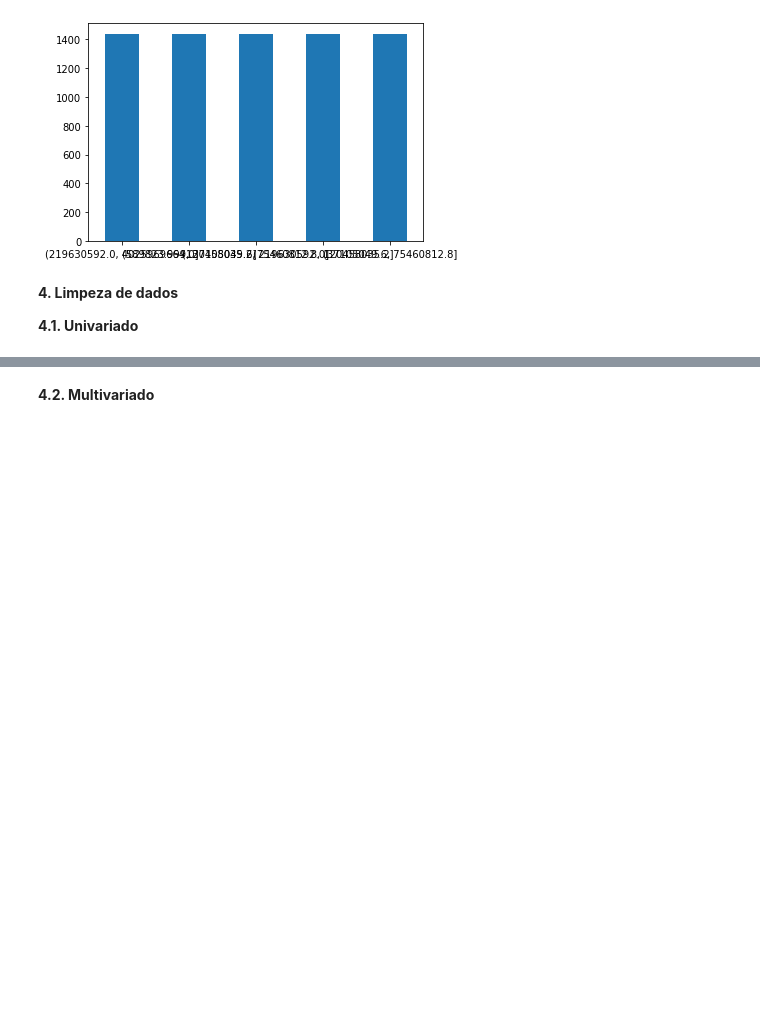
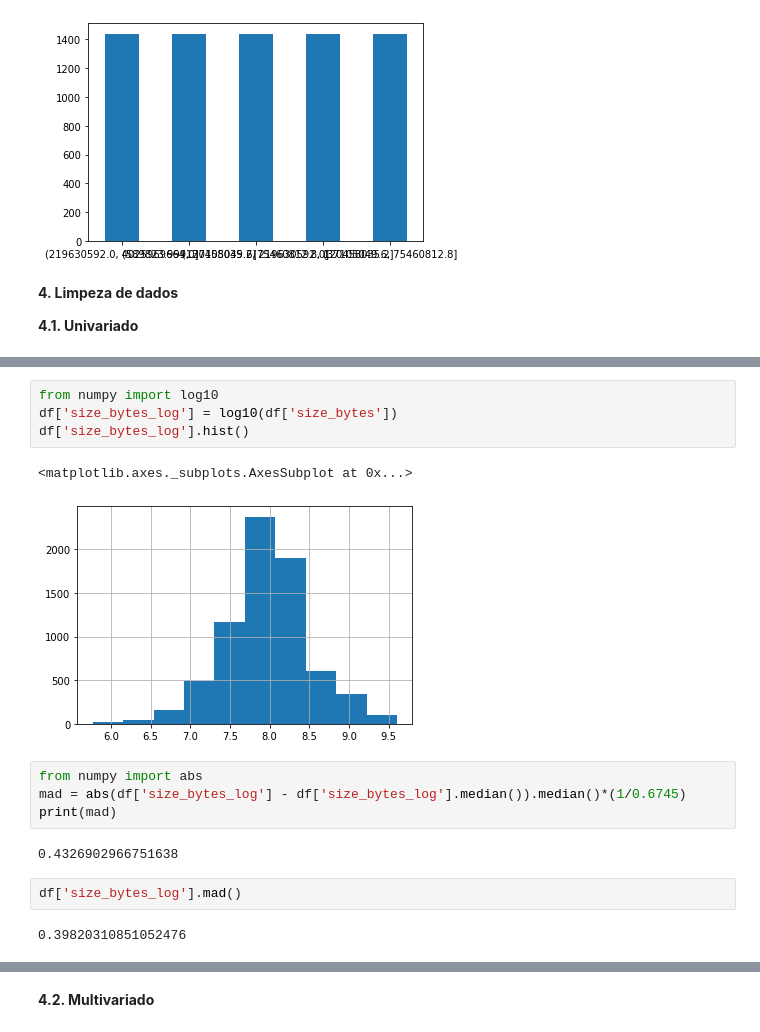
Before and after one commit to pridnt/cesar_engdados, a Jupyter notebook: notebooks/data_analysis.ipynb, the cells around one changed output, grey strips where cells are left out. Saved outputs shown, nothing was run; the diff lists cells and outputs as text; blank space fills up the shorter version.

```diff
--- a/notebooks/data_analysis.ipynb
+++ b/notebooks/data_analysis.ipynb
@@ -250,0 +273,17 @@ counts.plot.bar(rot=0)
+# %%
+from numpy import log10
+df['size_bytes_log'] = log10(df['size_bytes'])
+df['size_bytes_log'].hist()
+# %% [output]
+<matplotlib.axes._subplots.AxesSubplot at 0x...>
+[figure, added]
+# %%
+from numpy import abs
+mad = abs(df['size_bytes_log'] - df['size_bytes_log'].median()).median()*(1/0.6745)
+print(mad)
+# %% [output]
+0.4326902966751638
+# %%
+df['size_bytes_log'].mad()
+# %% [output]
+0.39820310851052476
```
Also changed, not shown: parts of 6 cells of this notebook.
